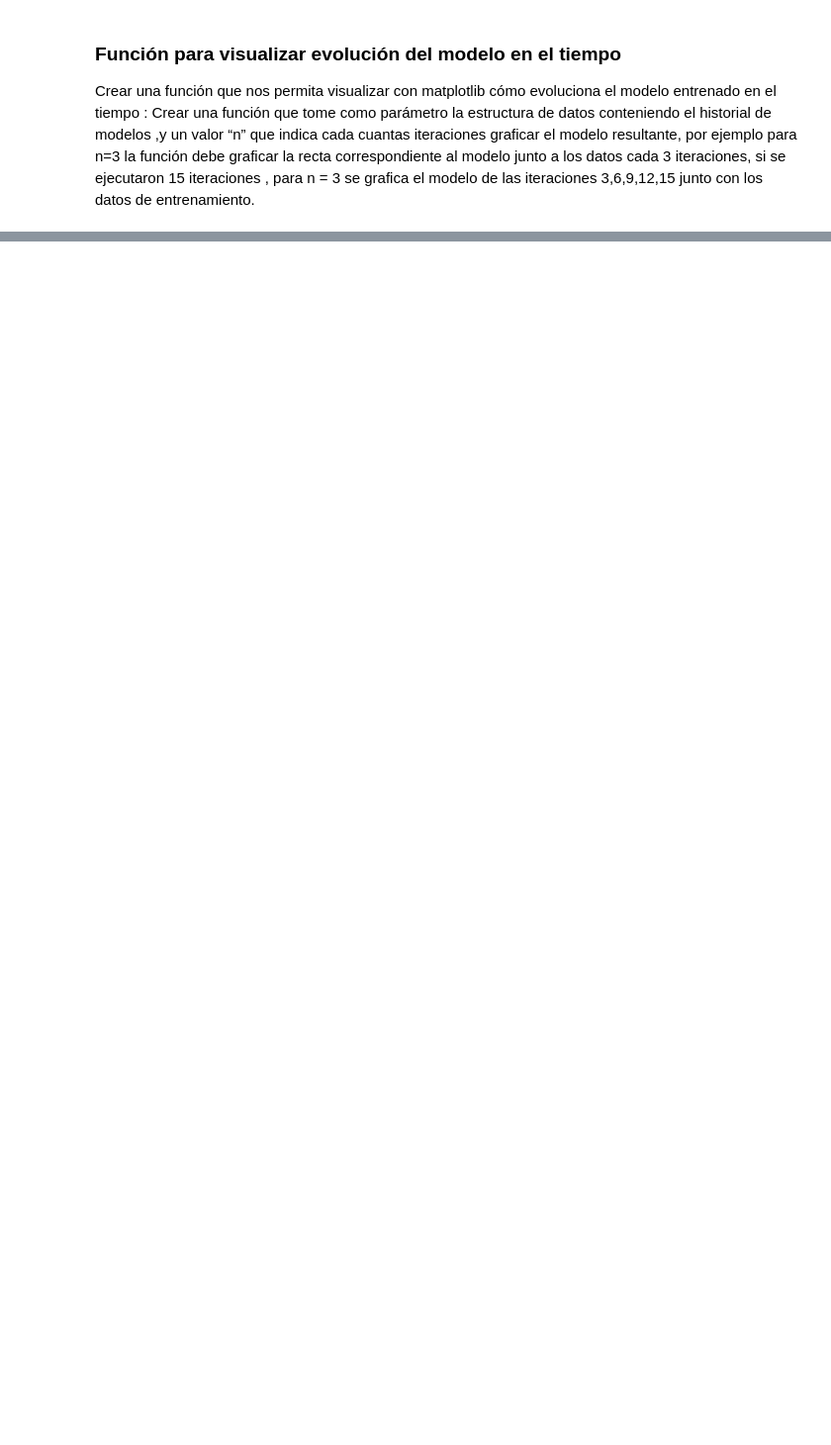
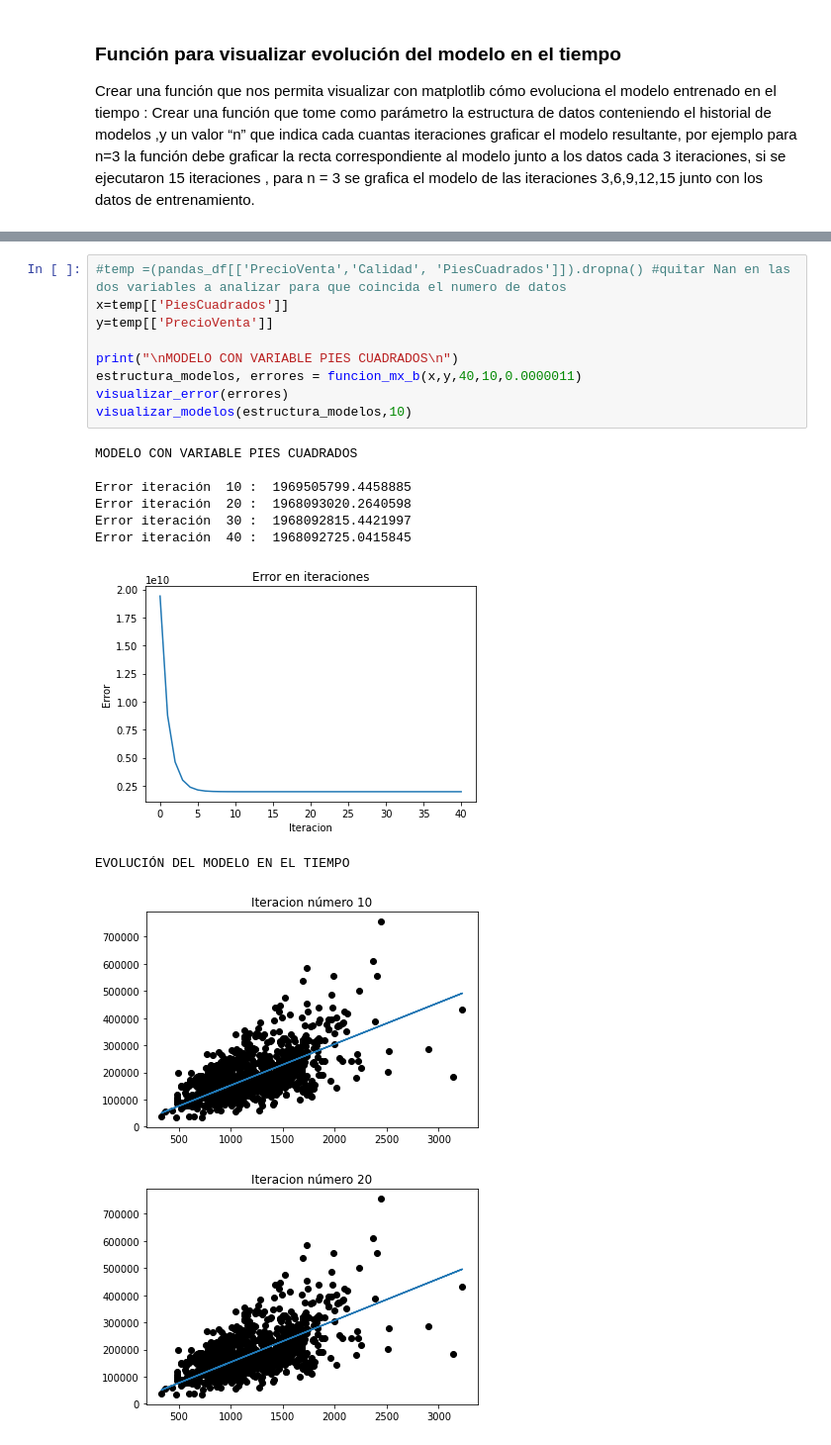
Before and after one commit to SilvyaPenaloza/Tareas-Python, a Jupyter notebook: Proyecto.ipynb, the cells around one changed output, grey strips where cells are left out. Shown at 99% size. Saved outputs shown, nothing was run; the diff lists cells and outputs as text; blank space fills up the shorter version.

```diff
--- a/Proyecto.ipynb
+++ b/Proyecto.ipynb
@@ -220,0 +243,20 @@ def visualizar_modelo(modelo, n):
+# %%
+#temp =(pandas_df[['PrecioVenta','Calidad', 'PiesCuadrados']]).dropna() #quitar Nan en las dos variables a analizar para que coincida el numero de datos
+x=temp[['PiesCuadrados']]
+y=temp[['PrecioVenta']]
+
+print("\nMODELO CON VARIABLE PIES CUADRADOS\n")
+estructura_modelos, errores = funcion_mx_b(x,y,40,10,0.0000011)
+visualizar_error(errores)
+visualizar_modelos(estructura_modelos,10)
+# %% [output]
+MODELO CON VARIABLE PIES CUADRADOS
+
+Error iteración  10 :  1969505799.4458885
+Error iteración  20 :  1968093020.2640598
+Error iteración  30 :  1968092815.4421997
+Error iteración  40 :  1968092725.0415845
+[figure, added]
+EVOLUCIÓN DEL MODELO EN EL TIEMPO
+[figure, added]
+[figure, added]
```
Also changed, not shown: parts of 9 cells of this notebook.
